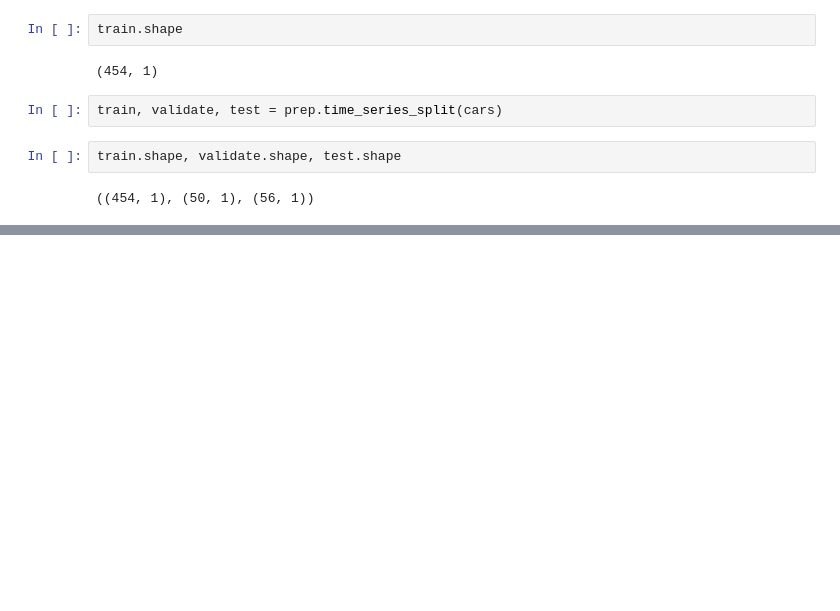
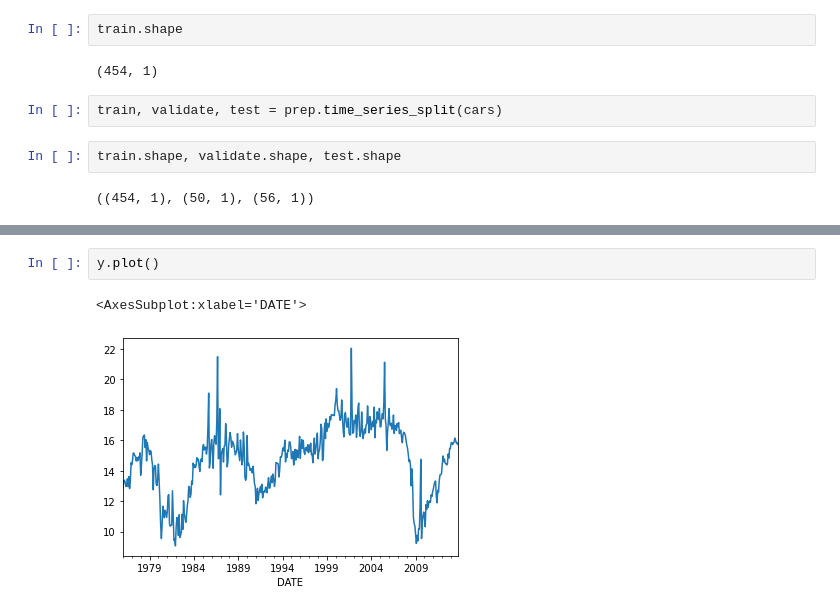
Before and after one commit to Dude-where-s-my-copper/EV_growth, a Jupyter notebook: jarads_workbook.ipynb, the cells around one changed output, grey strips where cells are left out. Saved outputs shown, nothing was run; the diff lists cells and outputs as text; blank space fills up the shorter version.

```diff
--- a/jarads_workbook.ipynb
+++ b/jarads_workbook.ipynb
@@ -190,0 +177,5 @@ train.shape, validate.shape, test.shape
+# %%
+y.plot()
+# %% [output]
+<AxesSubplot:xlabel='DATE'>
+[figure, added]
```
Also changed, not shown: parts of 54 cells of this notebook.
